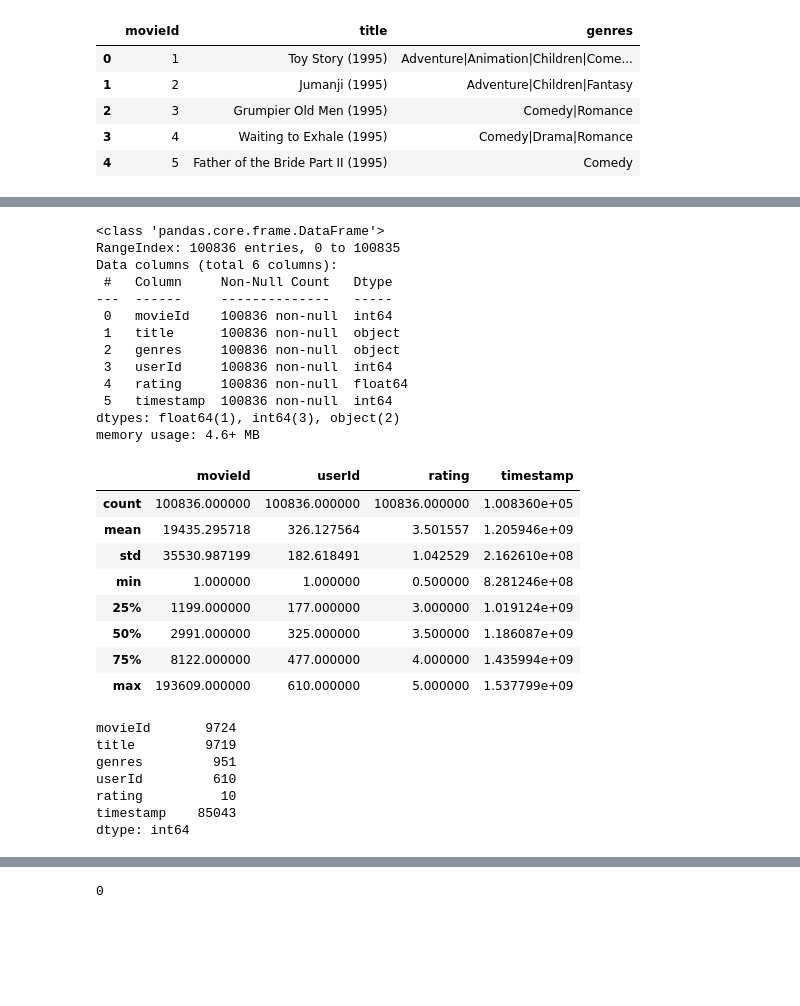
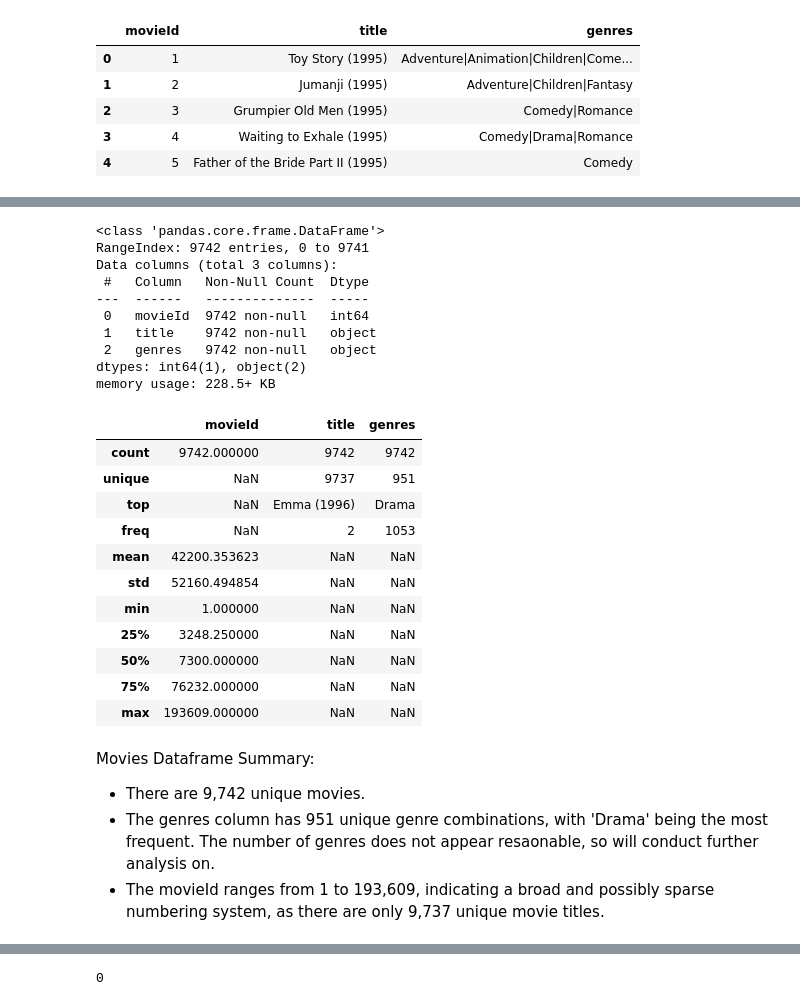
Before and after one commit to timothyrobbinscpa/movie_recommendations, a Jupyter notebook: src/movie_recommendations.ipynb, the cells around one changed output, grey strips where cells are left out. Drawn from its saved outputs; the diff is of its cells as text; code cells hidden in the pictures; blank space fills up the shorter version.

Commit message:
Preliminary Movie Recommendations Code Update

```diff
--- a/src/movie_recommendations.ipynb
+++ b/src/movie_recommendations.ipynb
@@ -82,39 +52,34 @@ overview, ratings_summary, movie_popularity.head(), user_engagement.head()
 # %%
-df.info()
+movies_df.info()
 # %% [output]
 <class 'pandas.core.frame.DataFrame'>
-RangeIndex: 100836 entries, 0 to 100835
-Data columns (total 6 columns):
- #   Column     Non-Null Count   Dtype
----  ------     --------------   -----
- 0   movieId    100836 non-null  int64
- 1   title      100836 non-null  object
- 2   genres     100836 non-null  object
- 3   userId     100836 non-null  int64
- 4   rating     100836 non-null  float64
- 5   timestamp  100836 non-null  int64
-dtypes: float64(1), int64(3), object(2)
-memory usage: 4.6+ MB
+RangeIndex: 9742 entries, 0 to 9741
+Data columns (total 3 columns):
+ #   Column   Non-Null Count  Dtype
+---  ------   --------------  -----
+ 0   movieId  9742 non-null   int64
+ 1   title    9742 non-null   object
+ 2   genres   9742 non-null   object
+dtypes: int64(1), object(2)
+memory usage: 228.5+ KB
 # %%
-df.describe()
+movies_df.describe(include='all')
 # %% [output]
-|  | movieId | userId | rating | timestamp |
-| count | 100836.000000 | 100836.000000 | 100836.000000 | 1.008360e+05 |
-| mean | 19435.295718 | 326.127564 | 3.501557 | 1.205946e+09 |
-| std | 35530.987199 | 182.618491 | 1.042529 | 2.162610e+08 |
-| min | 1.000000 | 1.000000 | 0.500000 | 8.281246e+08 |
-| 25% | 1199.000000 | 177.000000 | 3.000000 | 1.019124e+09 |
-| 50% | 2991.000000 | 325.000000 | 3.500000 | 1.186087e+09 |
-| 75% | 8122.000000 | 477.000000 | 4.000000 | 1.435994e+09 |
-| max | 193609.000000 | 610.000000 | 5.000000 | 1.537799e+09 |
+|  | movieId | title | genres |
+| count | 9742.000000 | 9742 | 9742 |
+| unique | NaN | 9737 | 951 |
+| top | NaN | Emma (1996) | Drama |
+| freq | NaN | 2 | 1053 |
+| mean | 42200.353623 | NaN | NaN |
+| std | 52160.494854 | NaN | NaN |
+| min | 1.000000 | NaN | NaN |
+| 25% | 3248.250000 | NaN | NaN |
+| 50% | 7300.000000 | NaN | NaN |
+| 75% | 76232.000000 | NaN | NaN |
+| max | 193609.000000 | NaN | NaN |
-# %%
-df.nunique()
-# %% [output]
-movieId       9724
-title         9719
-genres         951
-userId         610
-rating          10
-timestamp    85043
-dtype: int64
+# %% [markdown]
+Movies Dataframe Summary:
+- There are 9,742 unique movies.
+- The genres column has 951 unique genre combinations, with 'Drama' being the most frequent.  The number of genres does not appear resaonable, so will conduct further analysis on.
+- The movieId ranges from 1 to 193,609, indicating a broad and possibly sparse numbering system, as there are only 9,737 unique movie titles.
 # %%
```
Also changed, not shown: parts of 55 cells of this notebook, 14 other files.
